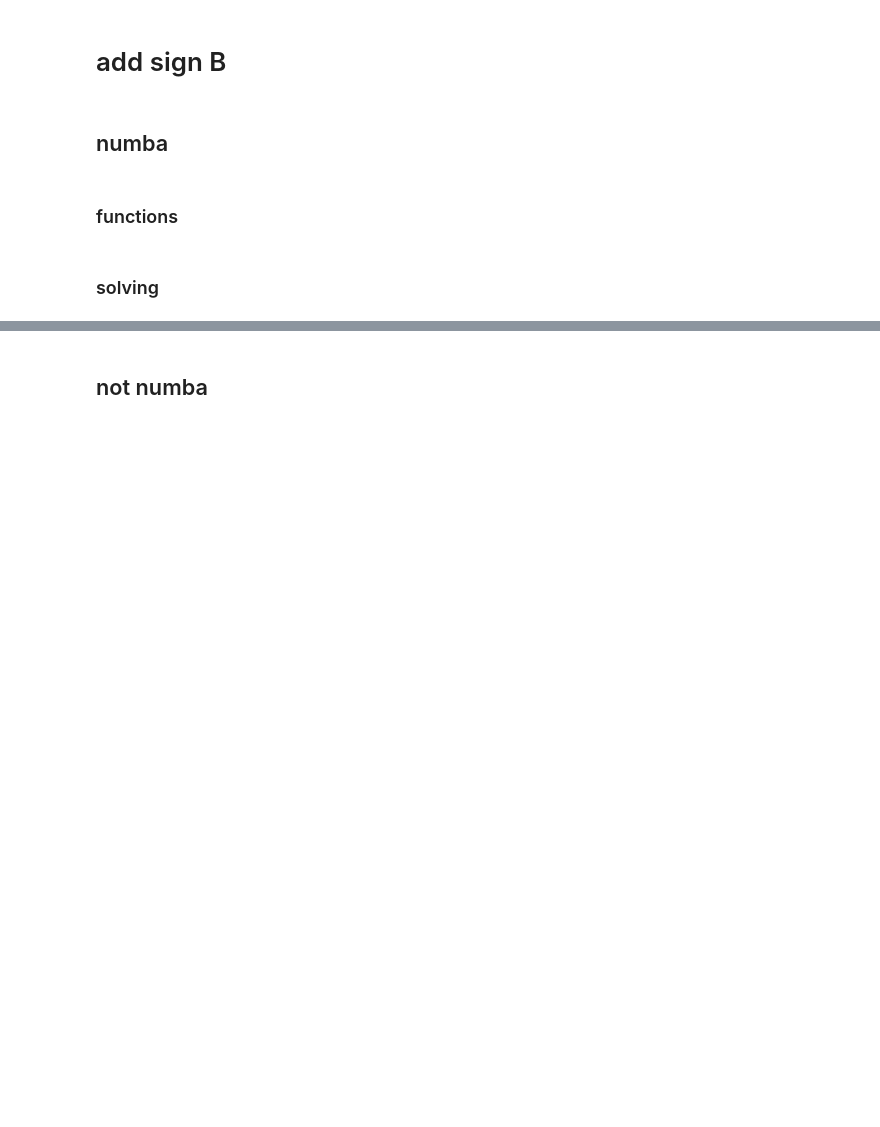
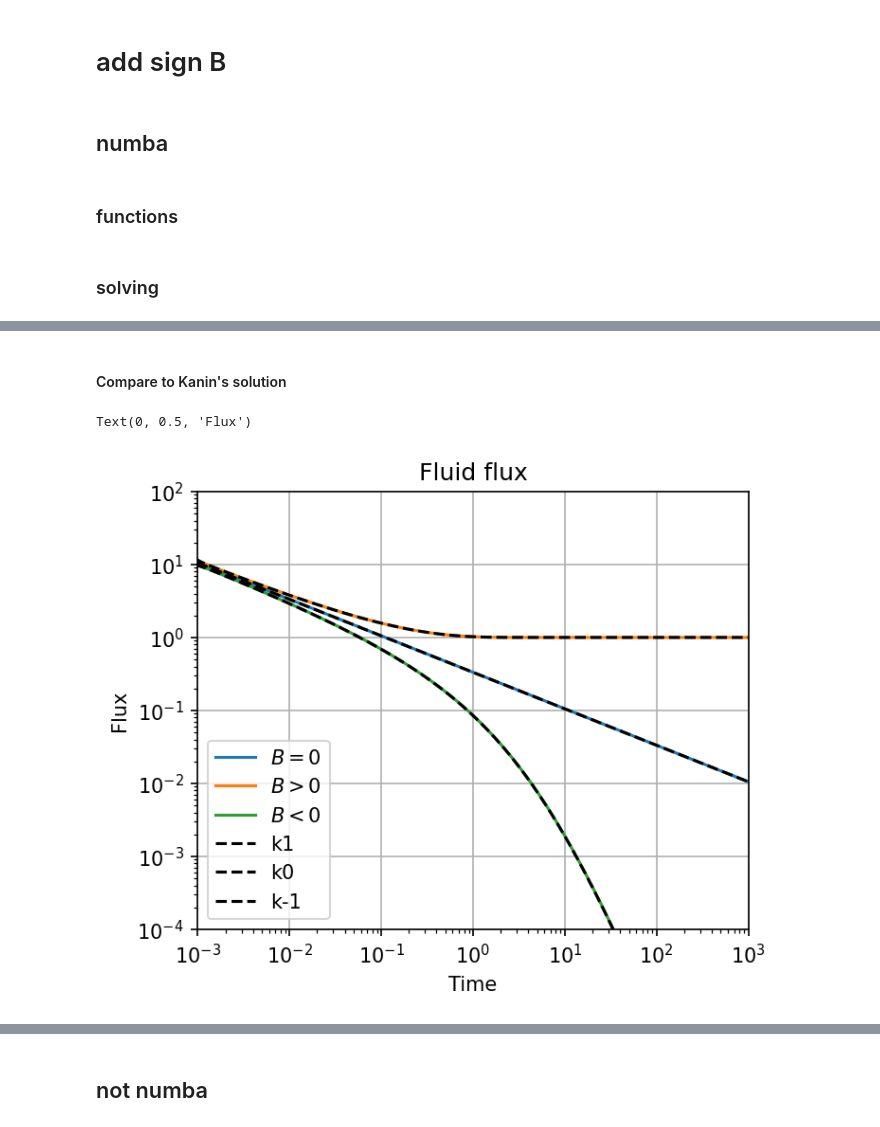
Before and after one commit to dashadem/CO2lovers, a Jupyter notebook: nonlinear.ipynb, the cells around one changed output, grey strips where cells are left out. Saved outputs shown, nothing was run; the diff lists cells and outputs as text; code cells hidden in the pictures; blank space fills up the shorter version.

```diff
--- a/nonlinear.ipynb
+++ b/nonlinear.ipynb
@@ -1160,0 +1214,39 @@ plt.ylim([10**(-4), 100])
+# %% [markdown]
+#### Compare to Kanin's solution
+# %%
+# 0 - time, 1 - length, 2 - max opening, 8 - flux
+k1 = np.load('kanin1.npy')
+k1_profiles = np.load('kanin_profiles1.npy')
+k0 = np.load('kanin0.npy')
+k0_profiles = np.load('kanin_profiles0.npy')
+k_1 = np.load('kanin-1.npy')
+k_1_profiles = np.load('kanin_profiles-1.npy')
+
+
+num_spatial = 101
+spatial_mesh = np.cos(np.pi / num_spatial * (np.arange(1, num_spatial + 1) - 0.5))
+spatial_mesh[0], spatial_mesh[-1] = 1, -1
+spatial_mesh = spatial_mesh[::-1] * 0.5 + 0.5
+spatial_mesh = 0.5 * (spatial_mesh[1:] + spatial_mesh[:-1])
+# %%
+plt.figure(figsize = (5,4),dpi = 150)
+plt.plot(sol0['time'],sol0['flux'], label = '$B = 0$')
+plt.plot(sol1['time'],sol1['flux'], label = '$B > 0$')
+plt.plot(sol1_['time'],sol1_['flux'], label = '$B < 0$')
+
+plt.plot(k1[0],k1[8],"--", c = 'black', label = 'k1')
+plt.plot(k0[0],k0[8],"--", c = 'black', label = 'k0')
+plt.plot(k_1[0],k_1[8],"--", c = 'black', label = 'k-1')
+
+plt.grid()
+plt.xscale('log')
+plt.yscale('log')
+plt.xlim([10**(-3), 10**3])
+plt.ylim([10**(-4), 10**2])
+plt.legend()
+plt.title('Fluid flux')
+plt.xlabel('Time')
+plt.ylabel('Flux')
+# %% [output]
+Text(0, 0.5, 'Flux')
+[figure, added]
```
Also changed, not shown: parts of 54 cells of this notebook.
